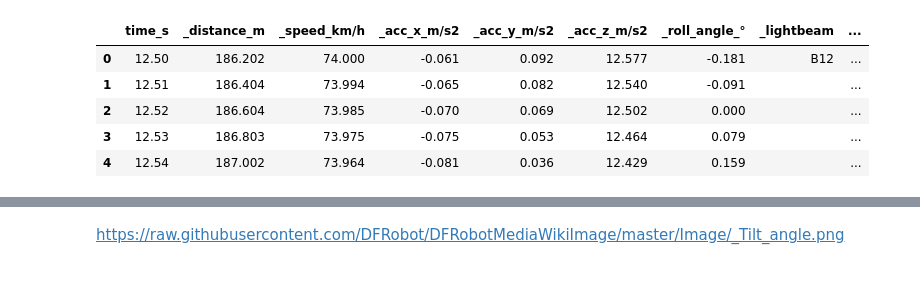
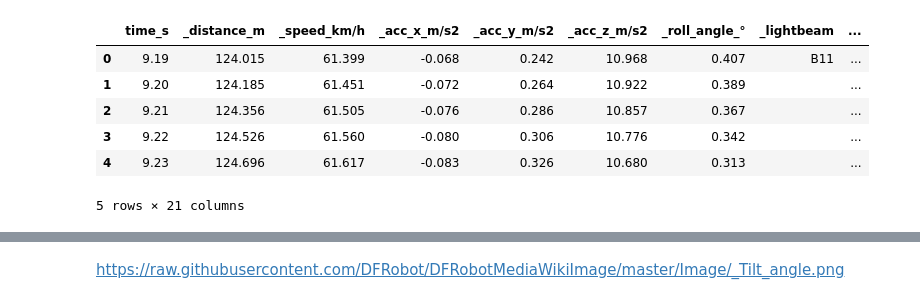
Before and after one commit to Said-Ch/WinterbergBDA, a Jupyter notebook: superbob_daten.ipynb, the cells around one changed output, grey strips where cells are left out. Cells and saved outputs as stored; diff of their text form; code cells hidden in the pictures.

```diff
--- a/superbob_daten.ipynb
+++ b/superbob_daten.ipynb
@@ -13,7 +13,8 @@ dfx = dfx.rename(columns=str.lower)
 dfx.columns = dfx.columns.str.replace(' ','_')
 
 for index, row in dfx.iterrows():
-    if row["_lightbeam"].strip() == "B12":
+    if row["_lightbeam"].strip() == "B11":
+        startspeed = row['_speed_km/h']
         break
     else:
         dfx.drop(index=index,inplace=True)
@@ -23,66 +24,71 @@ counter =0
 for index, row in dfx.iterrows():
     if row["_lightbeam"].strip() == "2":
         counter=1
+        stopspeed = row['_speed_km/h']
         continue
     if counter ==1:
         dfx.drop(index=index,inplace=True)
 
+# Geschwindigkeitsdifferenz
+deltaspeed = stopspeed-startspeed
 
+# In die Tabelle importieren
+dfx['startspeed'] = startspeed
+dfx['stopspeed'] = stopspeed
+dfx['deltaspeed'] = deltaspeed
 
-#df = dfx[(dfx["time_s"] >= 0) & (dfx["time_s"]<=18)]
+# Umschichten in neues Dataframe für weitere Umwandlungen
 df = dfx
+
 # Tilt Angle berechnen -(math.degrees(math.atan(12/100)))
 df["tilt_value"] = -(np.degrees(np.arctan(df["_acc_y_m/s2"]/df["_acc_x_m/s2"])))
-
-#df["opt_roll"] = np.arctan()
 
 # First, design the Buterworth filter
 N  = 3    # Filter order
 Wn = 0.01 # Cutoff frequency Hz (1/500)
 B, A = signal.butter(N, Wn, output='ba', btype='lowpass')
 df['acc_x_smooth'] = signal.filtfilt(B,A, df["_acc_x_m/s2"])
 df['acc_y_smooth'] = signal.filtfilt(B,A, df["_acc_y_m/s2"])
 df['acc_z_smooth'] = signal.filtfilt(B,A, df["_acc_z_m/s2"])
-# Tilt Angle berechnen -(math.degrees(math.atan(12/100)))
-df['tilt_smooth'] = -(np.degrees(np.arctan((df['acc_y_smooth'])/(df['acc_x_smooth']))))
-df['tilt_valsm'] = -(np.arctan((df['acc_y_smooth'])/(df['acc_x_smooth'])))
+# Aus den gesmoothten Werten wird der 2D Tit Angle berechnet
+df['tilt_smooth_2d'] = -(np.degrees(np.arctan((df['acc_y_smooth'])/(df['acc_x_smooth']))))
+# Aus den gesmoothten Werten wird der 3D Tit Angle berechnet
+df['tilt_smooth_3d'] = (np.degrees(np.arccos((df['acc_z_smooth'])/np.sqrt(df['acc_x_smooth']**2+df['acc_y_smooth']**2+df['acc_z_smooth']**2 ))))
+# https://www.analog.com/en/app-notes/an-1057.html
 
 ## Jetzt noch den optimalen Rollwinkel
 ## https://www.rathaus-winterberg.de/wohnen-leben/bau-planen/bebauungsplaene/
 ## https://geoservice.maps.arcgis.com/apps/View/index.html?appid=9565f4b2c14544b4a92b04a67958c79c
 
-
+# Wir lassen die 0 Werte auf n.a.
 # df.loc[df["_roll_angle_°"] <=10, 'radius'] =0
 df.loc[(df["_roll_angle_°"] <= (-30) ) & (df["time_s"] >=1 ), 'radius'] = 38.5
 df.loc[(df["_roll_angle_°"] > 50 ) & (df["time_s"] >=8 ), 'radius'] = 20.5
 
 # Definieren von Speed und Radius
 velocity = df["_speed_km/h"]/3.6
 radius = df['radius']
 
-df.loc[df["radius"] == 0, 'opt_rangle'] = 0
+df.loc[df["radius"] == 0, 'opt_calc_angle'] = 0
 
-df.loc[df["radius"] == 20.5, 'opt_rangle'] = np.degrees(np.arctan((velocity ** 2)/(9.81*radius)))
-df.loc[df["radius"] == 38.5, 'opt_rangle'] = -(np.degrees(np.arctan((velocity ** 2)/(9.81*radius))))
-
-
+df.loc[df["radius"] == 20.5, 'opt_calc_angle'] = np.degrees(np.arctan((velocity ** 2)/(9.81*radius)))
+df.loc[df["radius"] == 38.5, 'opt_calc_angle'] = -(np.degrees(np.arctan((velocity ** 2)/(9.81*radius))))
 #df["opt_rangle"] = (np.degrees(np.arctan((velocity ** 2)/(9.81*radius))))
 
-
-
-# Daten in CSV sichern...
-#pd.DataFrame(df).to_csv("c:/dev/test_v3.csv",sep=";")
 df= df.reset_index(drop=True)
 curve_count = (df.time_s).count()
 curve_size = 180 # Grad der Kurve
 
 for index, row in df.iterrows():
     df.at[index, 'curve_angle'] =  (index*(180/curve_count))
 df.head()
+# Daten in CSV sichern...
+#pd.DataFrame(df).to_csv("c:/dev/test_v5_1.csv",sep=";")
 # %% [output]
 |  | time_s | _distance_m | _speed_km/h | _acc_x_m/s2 | _acc_y_m/s2 | _acc_z_m/s2 | _roll_angle_° | _lightbeam | ... |
-| 0 | 12.50 | 186.202 | 74.000 | -0.061 | 0.092 | 12.577 | -0.181 | B12 | ... |
-| 1 | 12.51 | 186.404 | 73.994 | -0.065 | 0.082 | 12.540 | -0.091 |  | ... |
-| 2 | 12.52 | 186.604 | 73.985 | -0.070 | 0.069 | 12.502 | 0.000 |  | ... |
-| 3 | 12.53 | 186.803 | 73.975 | -0.075 | 0.053 | 12.464 | 0.079 |  | ... |
-| 4 | 12.54 | 187.002 | 73.964 | -0.081 | 0.036 | 12.429 | 0.159 |  | ... |
+| 0 | 9.19 | 124.015 | 61.399 | -0.068 | 0.242 | 10.968 | 0.407 | B11 | ... |
+| 1 | 9.20 | 124.185 | 61.451 | -0.072 | 0.264 | 10.922 | 0.389 |  | ... |
+| 2 | 9.21 | 124.356 | 61.505 | -0.076 | 0.286 | 10.857 | 0.367 |  | ... |
+| 3 | 9.22 | 124.526 | 61.560 | -0.080 | 0.306 | 10.776 | 0.342 |  | ... |
+| 4 | 9.23 | 124.696 | 61.617 | -0.083 | 0.326 | 10.680 | 0.313 |  | ... |
+5 rows × 21 columns
```
Also changed, not shown: parts of 13 cells of this notebook.
